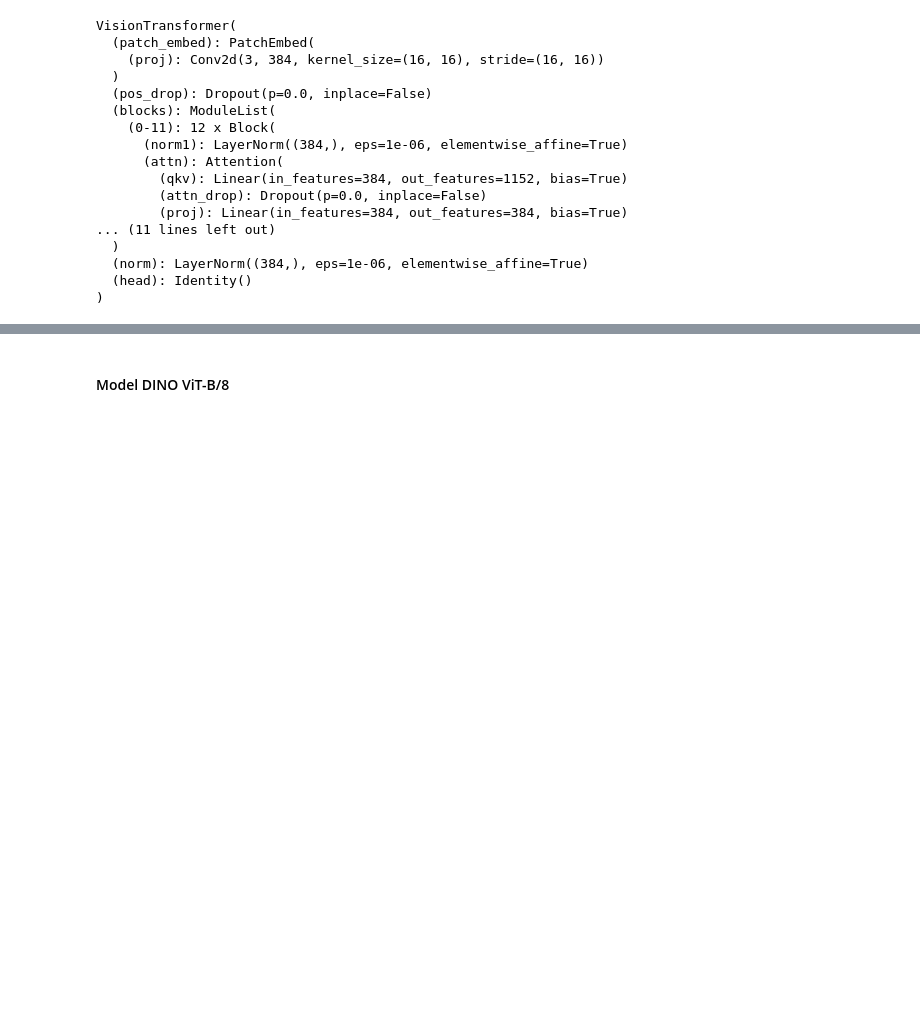
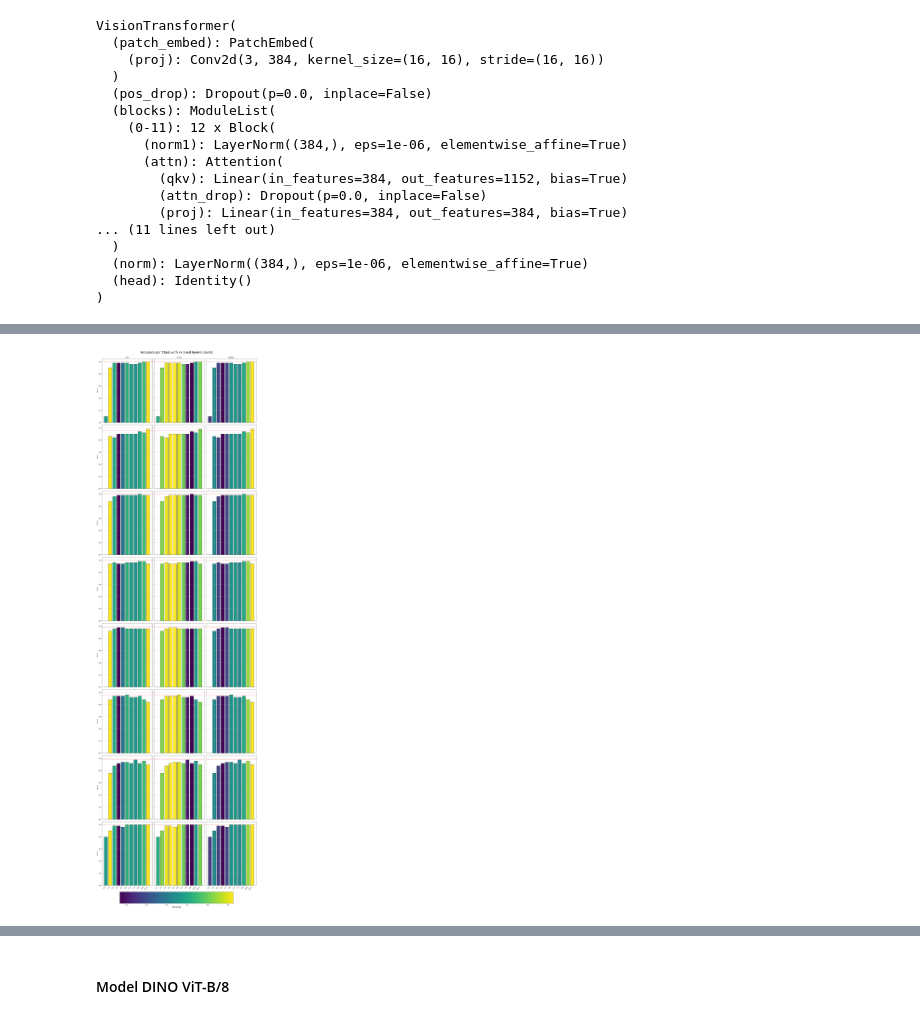
Before and after one commit to kwiatkowskaa/VisualLogitLens, a Jupyter notebook: notebooks/05_analysis_of_layer_skipping_dino_with_linear_probing.ipynb, the cells around one changed output, grey strips where cells are left out. Saved outputs shown, nothing was run; the diff lists cells and outputs as text; code cells hidden in the pictures; blank space fills up the shorter version.

```diff
--- a/notebooks/05_analysis_of_layer_skipping_dino_with_linear_probing.ipynb
+++ b/notebooks/05_analysis_of_layer_skipping_dino_with_linear_probing.ipynb
@@ -539,0 +1065,11 @@ No artists with labels found to put in legend.  Note that artists whose label st
+# %%
+plot_double_skip_layer_accuracy_per_class_three_matrices(
+    results_double,
+    cka_matrix,
+    cos_matrix,
+    cknna_matrix,
+    results_full,
+    num_classes=8,
+)
+# %% [output]
+[figure, added]
```
Also changed, not shown: parts of 38 cells of this notebook.
